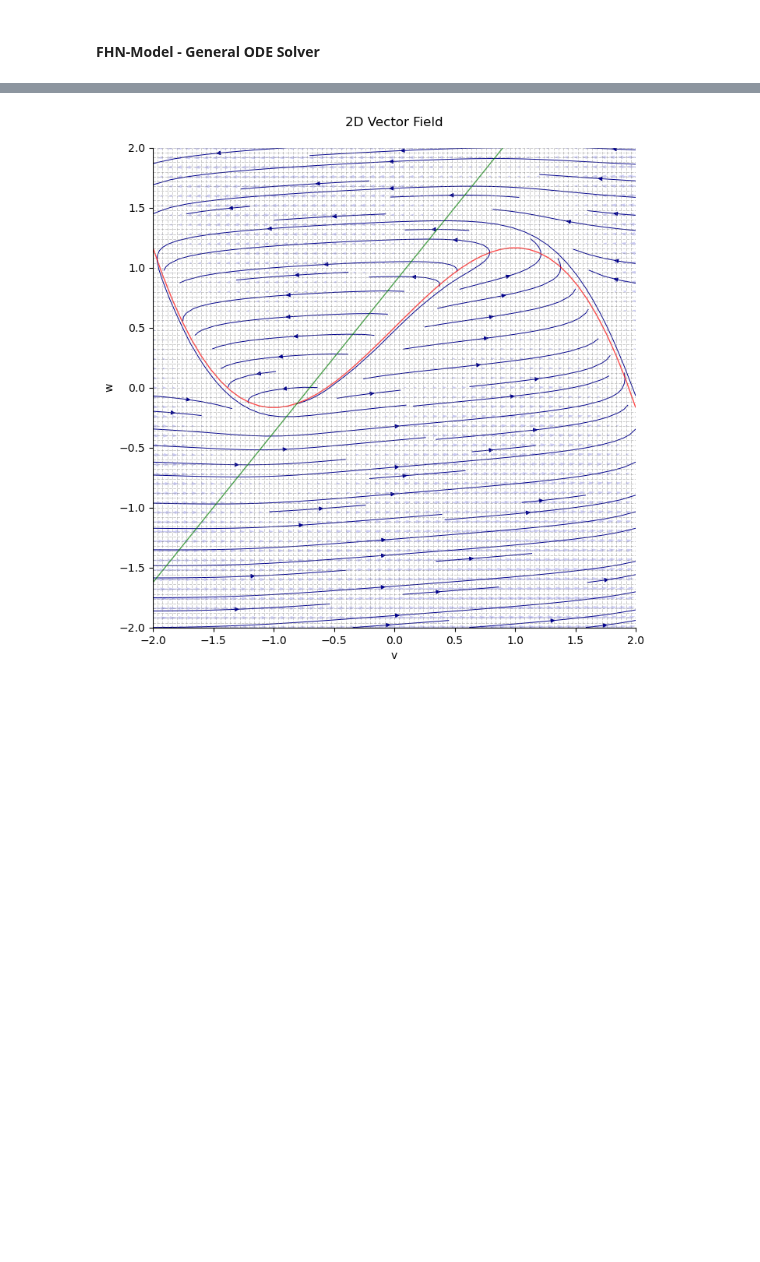
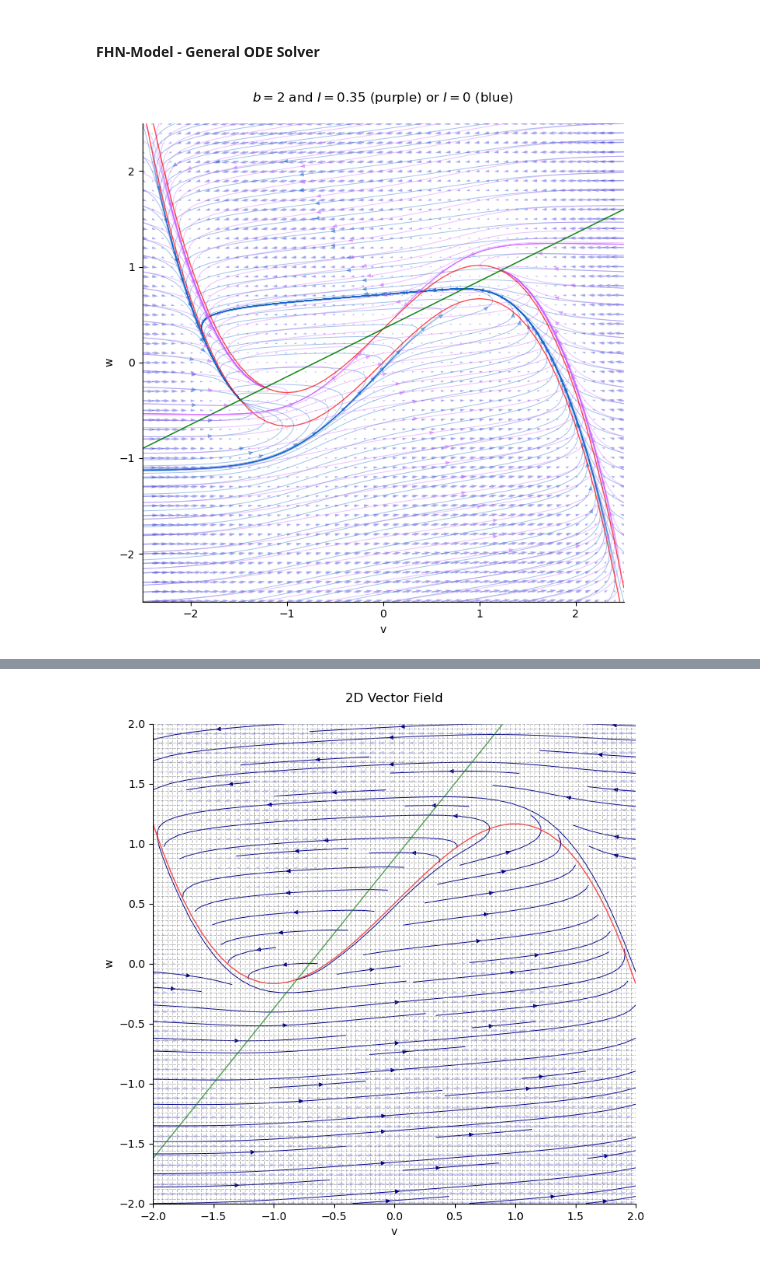
Before and after one commit to Lighfe/mdp-world-model, a Jupyter notebook: data_generation/visualization/plot_tests.ipynb, the cells around one changed output, grey strips where cells are left out. Cells and saved outputs as stored; diff of their text form; code cells hidden in the pictures; blank space fills up the shorter version.

```diff
--- a/data_generation/visualization/plot_tests.ipynb
+++ b/data_generation/visualization/plot_tests.ipynb
@@ -49,2 +46,21 @@ fsolver = GenNumericalSolver(fmodel)
+# %%
+fmodel = FitzHughNagumoModel(control_params=['b','I'])
+fsolver = GenNumericalSolver(fmodel)
+fhnbounds = [(-2.5,2.5),(-2.5,2.5)]
+fhnres = [10,10]
+fhngrid = Grid(fhnbounds, fhnres)
+fig, axes = plt.subplots(figsize=(8, 8))
+plot_2D_vector_field_over_grid(fhngrid, fsolver, control = [2, 0], axis_names=['v','w'],
+                               title='', display_nullclines=True,
+                               ax = axes, display_grid=False,
+                               broken_streamlines=False, streamplot_colour=(0.1,0.4,0.8,0.4))
+plot_2D_vector_field_over_grid(fhngrid, fsolver, control = [2, 0.35], axis_names=['v','w'],
+                               title=r'$b=2$ and $I=0.35$ (purple) or $I=0$ (blue) ', display_nullclines=True,
+                               ax = axes, display_grid=False,
+                               broken_streamlines=False, streamplot_colour=(0.8,0.4,1,0.4))
+#plot_2D_vector_field_over_grid(fhngrid, fsolver, control = [2, 0.7], axis_names=['v','w'], title='b=2 I=0.7', display_nullclines=True, ax = axes, display_grid=False)
+#plot_2D_vector_field_over_grid(fhngrid, fsolver, control = [2, 0], axis_names=['v','w'], title='b=2 I=0',display_nullclines=True, ax = axes, display_grid=False)
+# %% [output]
+[figure, added]
 # %%
 fhnbounds = [(-2,2),(-2,2)]
```
Also changed, not shown: parts of 5 cells of this notebook, 2 other files.
